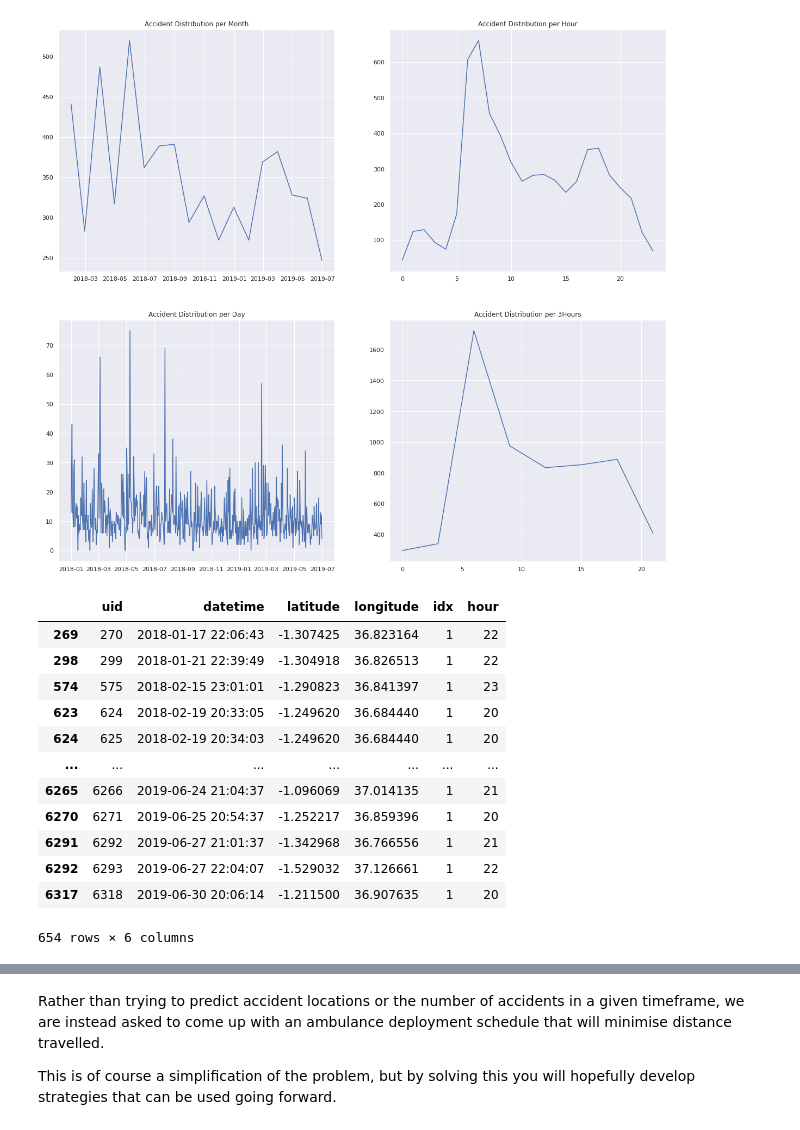
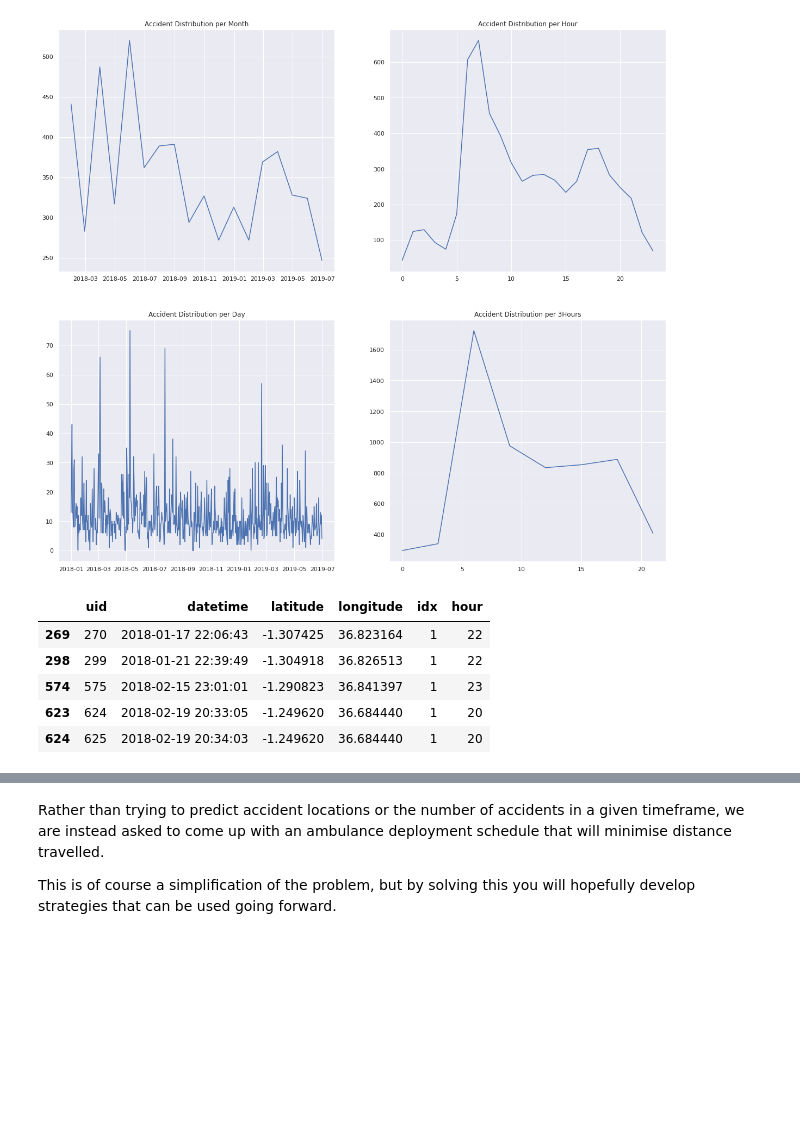
Before and after one commit to Jabor047/ihub2020, a Jupyter notebook: Uber_Nairobi_Ambulance_Perambulation_Challenge.ipynb, the cells around one changed output, grey strips where cells are left out. Cells and saved outputs as stored; diff of their text form; code cells hidden in the pictures; blank space fills up the shorter version.

```diff
--- a/Uber_Nairobi_Ambulance_Perambulation_Challenge.ipynb
+++ b/Uber_Nairobi_Ambulance_Perambulation_Challenge.ipynb
@@ -119,18 +119,11 @@ dfFourthThree = df.loc[(df['hour'] > 11) & (df['hour'] <= 15)]
 dfFifthThree = df.loc[(df['hour'] > 15) & (df['hour'] <= 19)]
 dfSixthThree = df.loc[(df['hour'] > 19) & (df['hour'] <= 23)]
 # %%
-dfSixthThree
+dfSixthThree.head()
 # %% [output]
 |  | uid | datetime | latitude | longitude | idx | hour |
 | 269 | 270 | 2018-01-17 22:06:43 | -1.307425 | 36.823164 | 1 | 22 |
 | 298 | 299 | 2018-01-21 22:39:49 | -1.304918 | 36.826513 | 1 | 22 |
 | 574 | 575 | 2018-02-15 23:01:01 | -1.290823 | 36.841397 | 1 | 23 |
 | 623 | 624 | 2018-02-19 20:33:05 | -1.249620 | 36.684440 | 1 | 20 |
 | 624 | 625 | 2018-02-19 20:34:03 | -1.249620 | 36.684440 | 1 | 20 |
-| ... | ... | ... | ... | ... | ... | ... |
-| 6265 | 6266 | 2019-06-24 21:04:37 | -1.096069 | 37.014135 | 1 | 21 |
-| 6270 | 6271 | 2019-06-25 20:54:37 | -1.252217 | 36.859396 | 1 | 20 |
-| 6291 | 6292 | 2019-06-27 21:01:37 | -1.342968 | 36.766556 | 1 | 21 |
-| 6292 | 6293 | 2019-06-27 22:04:07 | -1.529032 | 37.126661 | 1 | 22 |
-| 6317 | 6318 | 2019-06-30 20:06:14 | -1.211500 | 36.907635 | 1 | 20 |
-654 rows × 6 columns
```
Also changed, not shown: parts of 14 cells of this notebook.
